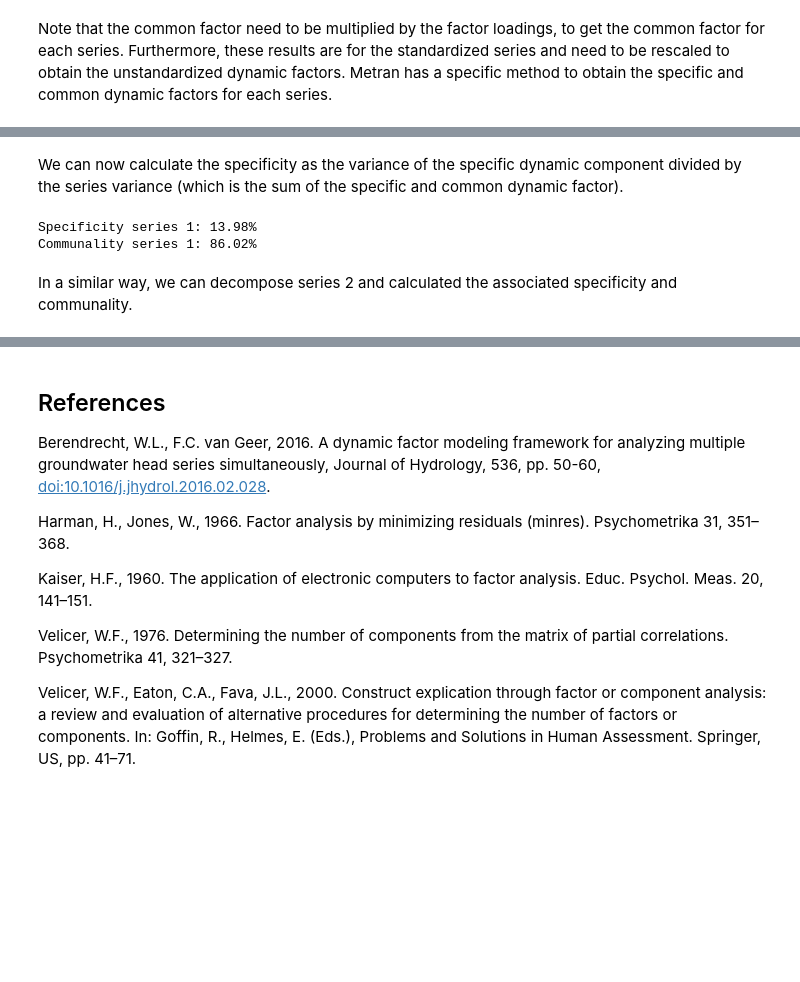
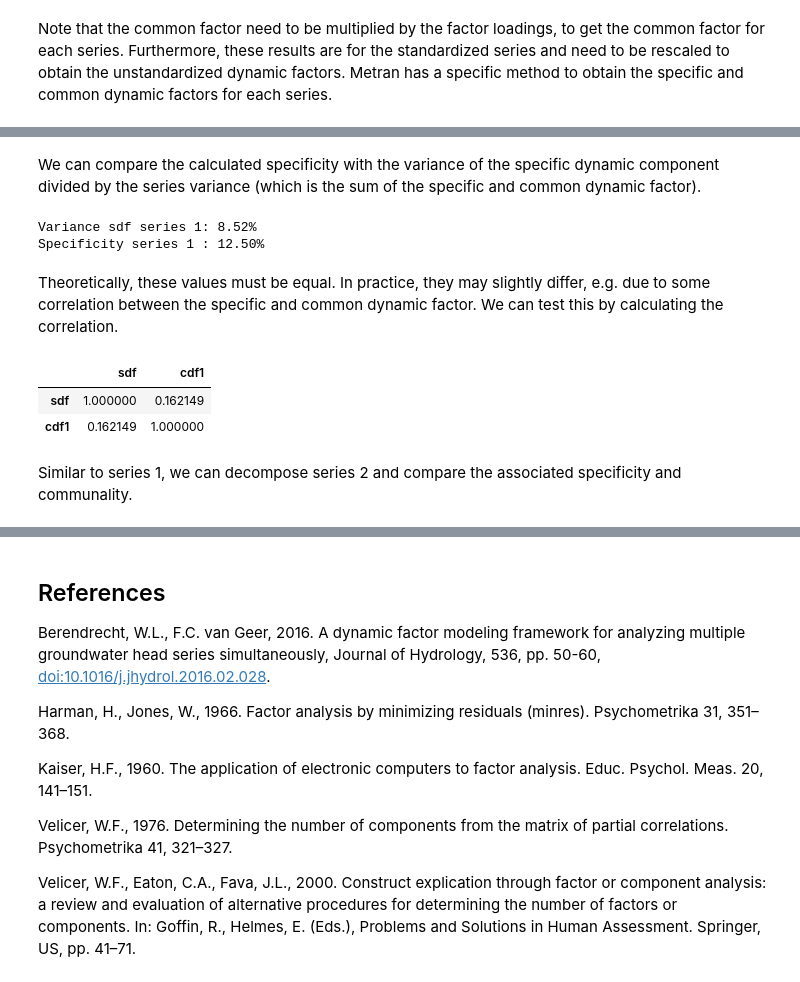
Before and after one commit to pastas/metran, a Jupyter notebook: examples/dynamic_factor_model.ipynb, the cells around one changed output, grey strips where cells are left out. Saved outputs shown, nothing was run; the diff lists cells and outputs as text; code cells hidden in the pictures; blank space fills up the shorter version.

Commit message:
Calculate communality from factor loadings

```diff
--- a/examples/dynamic_factor_model.ipynb
+++ b/examples/dynamic_factor_model.ipynb
@@ -283,15 +313,23 @@ mt.decompose_simulation(name='series 1').plot(
 # %% [markdown]
-We can now calculate the specificity as the variance of the specific dynamic component divided by the series variance (which is the sum of the specific and common dynamic factor).
+We can compare the calculated specificity with the variance of the specific dynamic component divided by the series variance (which is the sum of the specific and common dynamic factor).
 # %%
-sim = mt.decompose_simulation(name='series 1')
-specificity = sim['sdf'].var() / sim.sum(axis=1).var()
-print ('Specificity series 1:', "{:.2f}%".format(100 * specificity))
-print ('Communality series 1:', "{:.2f}%".format(100 * (1 - specificity)))
+sim1 = mt.decompose_simulation(name='series 1')
+sdf1_variance = sim1['sdf'].var() / sim1.sum(axis=1).var()
+print ('Variance sdf series 1:', "{:.2f}%".format(100 * sdf1_variance))
+print ('Specificity series 1 :', "{:.2f}%".format(100 * mt.get_specificity()[0]))
 # %% [output]
-Specificity series 1: 13.98%
-Communality series 1: 86.02%
+Variance sdf series 1: 8.52%
+Specificity series 1 : 12.50%
+# %% [markdown]
+Theoretically, these values must be equal. In practice, they may slightly differ, e.g. due to some correlation between the specific and common dynamic factor. We can test this by calculating the correlation.
+# %%
+sim1.corr()
+# %% [output]
+|  | sdf | cdf1 |
+| sdf | 1.000000 | 0.162149 |
+| cdf1 | 0.162149 | 1.000000 |
 # %% [markdown]
-In a similar way, we can decompose series 2 and calculated the associated specificity and communality.
+Similar to series 1, we can decompose series 2 and compare the associated specificity and communality.
 # %%
 mt.decompose_simulation(name='series 2').plot(
     figsize=(10,2), xlabel='Date',
```
Also changed, not shown: parts of 28 cells of this notebook, 3 other files.
